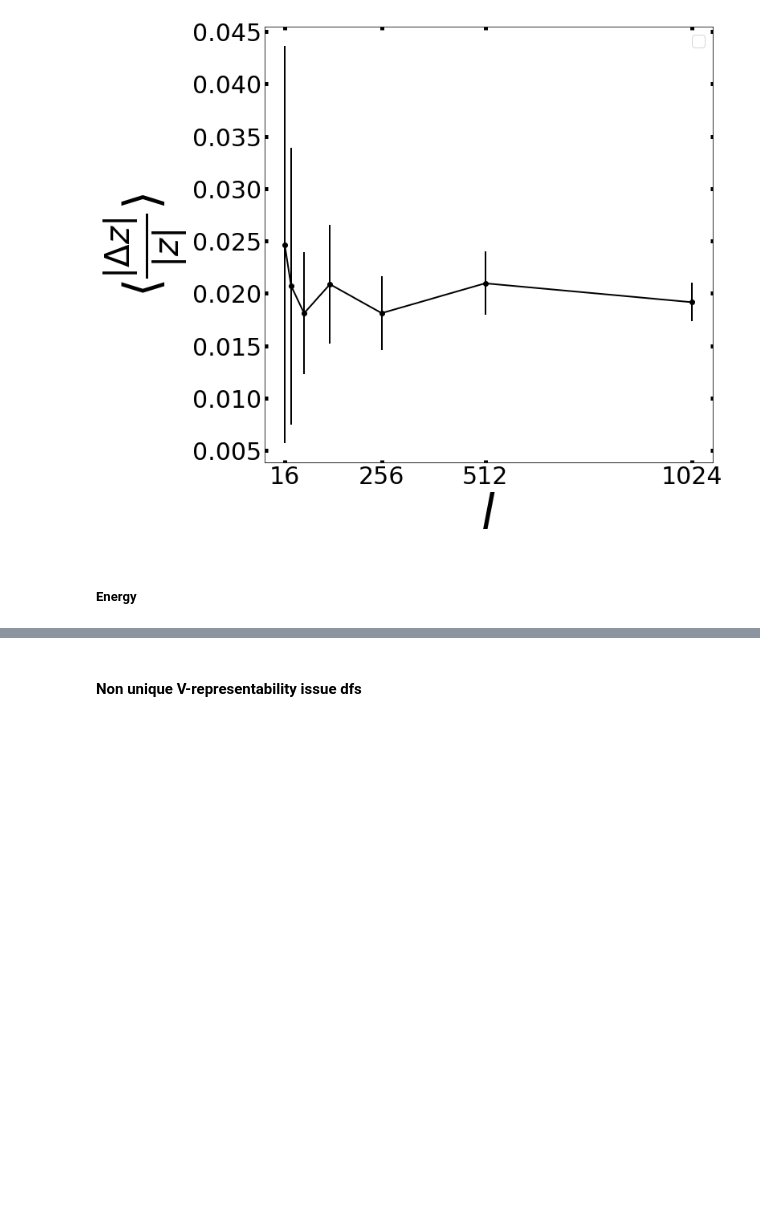
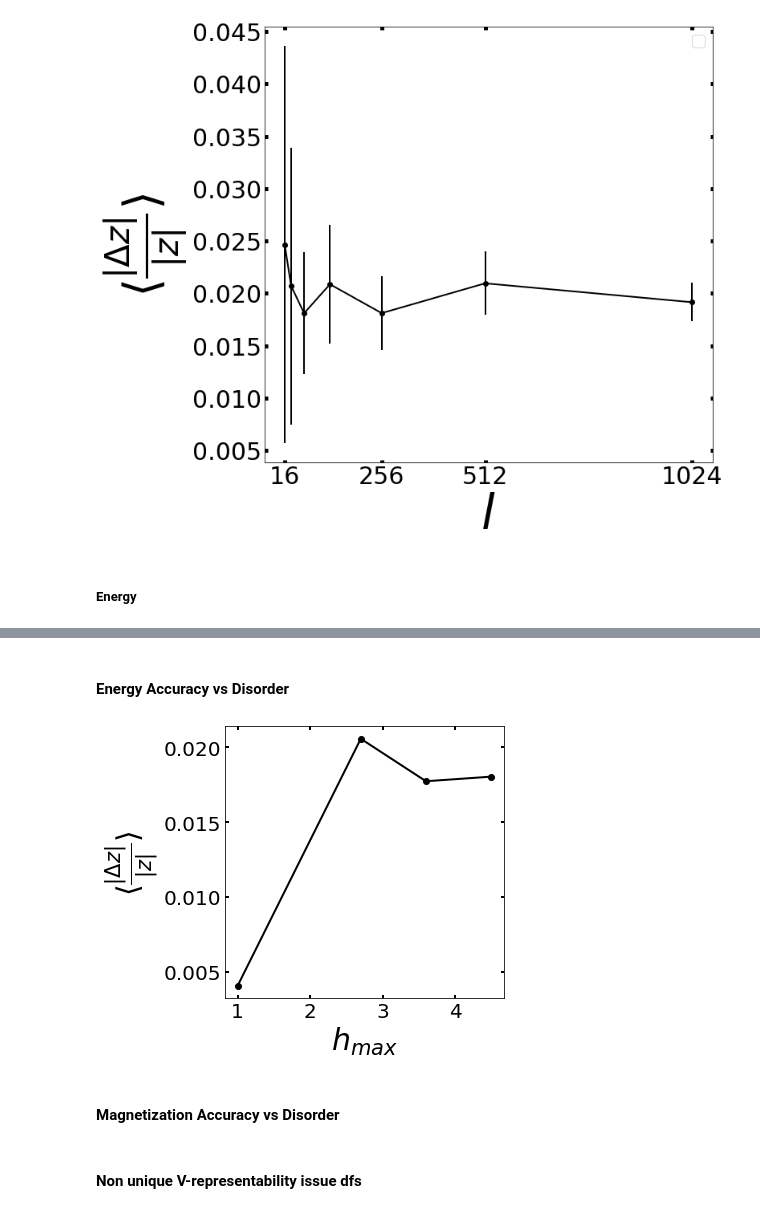
Before and after one commit to emacosta95/dft_for_ising, a Jupyter notebook: dft_ising_analysis.ipynb, the cells around one changed output, grey strips where cells are left out. Saved outputs shown, nothing was run; the diff lists cells and outputs as text; code cells hidden in the pictures; blank space fills up the shorter version.

```diff
--- a/dft_ising_analysis.ipynb
+++ b/dft_ising_analysis.ipynb
@@ -260,0 +305,23 @@ No artists with labels found to put in legend.  Note that artists whose label st
+# %% [markdown]
+#### Energy Accuracy vs Disorder
+# %%
+dz=(np.average(np.abs(gs_density-min_density),axis=-1))/np.average(np.abs(gs_density),axis=-1)
+
+fig=plt.figure(figsize=(5,5))
+plt.plot(h_max,np.average(dz,axis=-1),linestyle='-',marker='o',linewidth=2,color='black')
+plt.xlabel(r'$h_{max}$',fontsize=30)
+plt.ylabel(r'$\langle \frac{|\Delta z|}{|z|} \rangle$',fontsize=30)
+plt.tick_params(
+            top=True,
+            right=True,
+            labeltop=False,
+            labelright=False,
+            direction="in",
+            labelsize=20,
+            width=2,
+        )
+plt.show()
+# %% [output]
+[figure, added]
+# %% [markdown]
+#### Magnetization Accuracy vs Disorder
```
Also changed, not shown: parts of 6 cells of this notebook, 5 other files.
